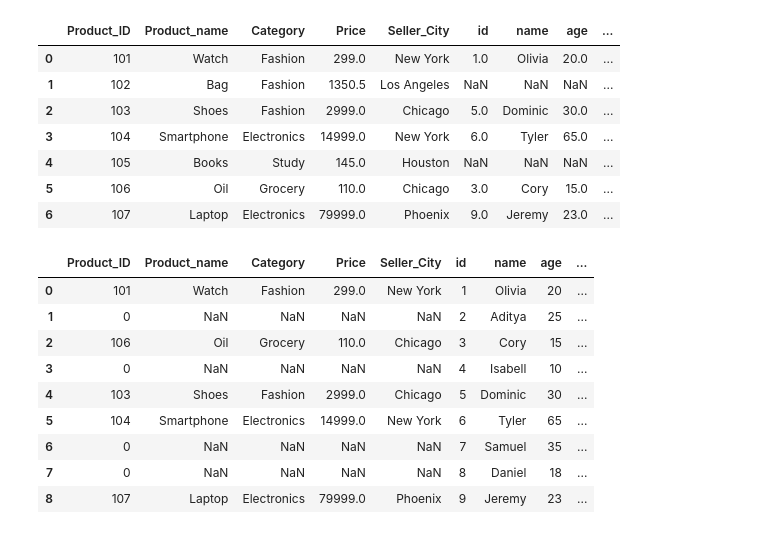
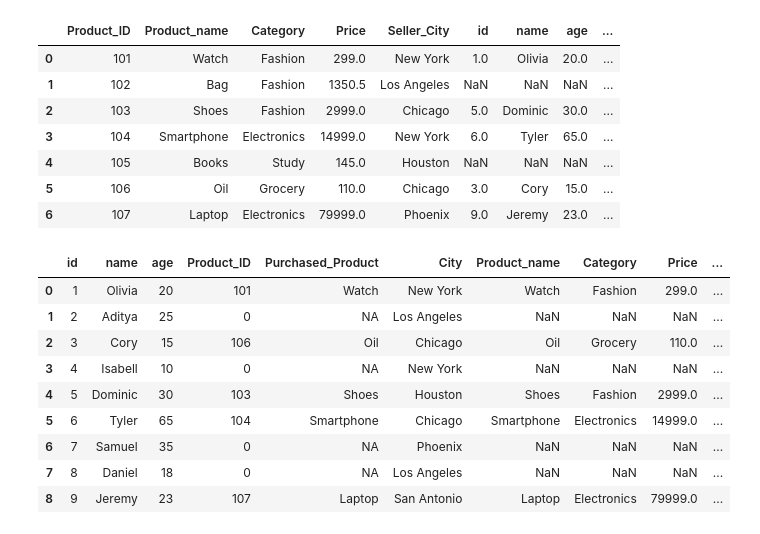
Before and after one commit to sathwika0324/Assignment, a Jupyter notebook: ICP6_Joins.ipynb, the cells around one changed output. Drawn from its saved outputs; the diff is of its cells as text; code cells hidden in the pictures.

```diff
--- a/ICP6_Joins.ipynb
+++ b/ICP6_Joins.ipynb
@@ -181,15 +181,15 @@ pd.merge(product,customer,on='Product_ID',how='left')
 | 5 | 106 | Oil | Grocery | 110.0 | Chicago | 3.0 | Cory | 15.0 | ... |
 | 6 | 107 | Laptop | Electronics | 79999.0 | Phoenix | 9.0 | Jeremy | 23.0 | ... |
 # %%
-pd.merge(product,customer,on='Product_ID',how='right')
+pd.merge(customer,product,on='Product_ID',how='left')
 # %% [output]
-|  | Product_ID | Product_name | Category | Price | Seller_City | id | name | age | ... |
-| 0 | 101 | Watch | Fashion | 299.0 | New York | 1 | Olivia | 20 | ... |
-| 1 | 0 | NaN | NaN | NaN | NaN | 2 | Aditya | 25 | ... |
-| 2 | 106 | Oil | Grocery | 110.0 | Chicago | 3 | Cory | 15 | ... |
-| 3 | 0 | NaN | NaN | NaN | NaN | 4 | Isabell | 10 | ... |
-| 4 | 103 | Shoes | Fashion | 2999.0 | Chicago | 5 | Dominic | 30 | ... |
-| 5 | 104 | Smartphone | Electronics | 14999.0 | New York | 6 | Tyler | 65 | ... |
-| 6 | 0 | NaN | NaN | NaN | NaN | 7 | Samuel | 35 | ... |
-| 7 | 0 | NaN | NaN | NaN | NaN | 8 | Daniel | 18 | ... |
-| 8 | 107 | Laptop | Electronics | 79999.0 | Phoenix | 9 | Jeremy | 23 | ... |
+|  | id | name | age | Product_ID | Purchased_Product | City | Product_name | Category | Price | ... |
+| 0 | 1 | Olivia | 20 | 101 | Watch | New York | Watch | Fashion | 299.0 | ... |
+| 1 | 2 | Aditya | 25 | 0 | NA | Los Angeles | NaN | NaN | NaN | ... |
+| 2 | 3 | Cory | 15 | 106 | Oil | Chicago | Oil | Grocery | 110.0 | ... |
+| 3 | 4 | Isabell | 10 | 0 | NA | New York | NaN | NaN | NaN | ... |
+| 4 | 5 | Dominic | 30 | 103 | Shoes | Houston | Shoes | Fashion | 2999.0 | ... |
+| 5 | 6 | Tyler | 65 | 104 | Smartphone | Chicago | Smartphone | Electronics | 14999.0 | ... |
+| 6 | 7 | Samuel | 35 | 0 | NA | Phoenix | NaN | NaN | NaN | ... |
+| 7 | 8 | Daniel | 18 | 0 | NA | Los Angeles | NaN | NaN | NaN | ... |
+| 8 | 9 | Jeremy | 23 | 107 | Laptop | San Antonio | Laptop | Electronics | 79999.0 | ... |
```
